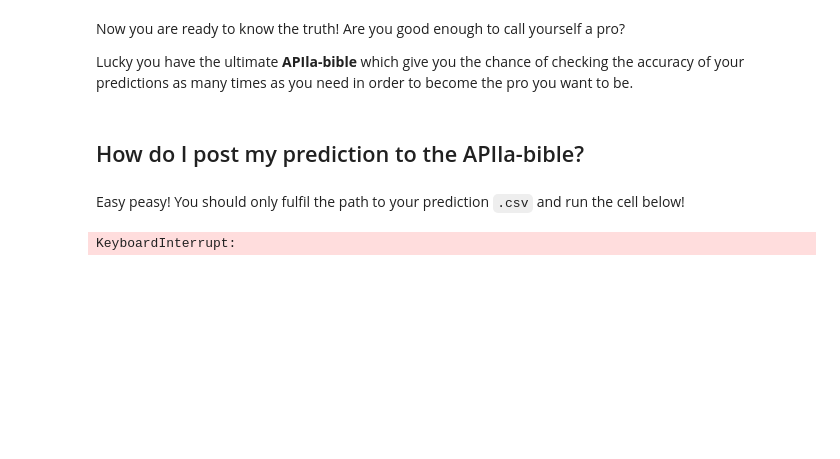
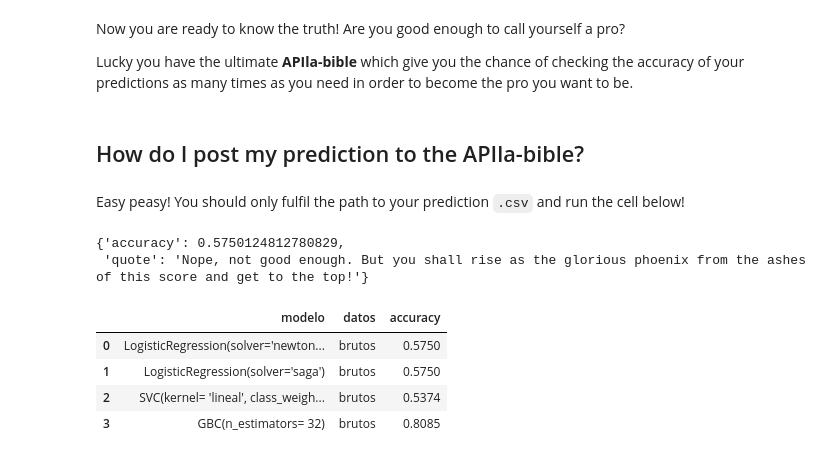
Before and after one commit to Clapiniella/lab-avila-bible, a Jupyter notebook: your-code/main.ipynb, the cells around one changed output. Drawn from its saved outputs; the diff is of its cells as text; code cells hidden in the pictures; blank space fills up the shorter version.

```diff
--- a/your-code/main.ipynb
+++ b/your-code/main.ipynb
@@ -233,11 +448,36 @@ Lucky you have the ultimate **APIla-bible** which give you the chance of checkin
 # %% [markdown]
 Easy peasy! You should only fulfil the path to your prediction `.csv` and run the cell below!
 # %%
-my_submission = "../data/sample_submission.csv"
-with open(my_submission) as f:
-    res = requests.post("http://apila-bible.herokuapp.com/check", files={"csv_data":sub})
+res = requests.post("http://apila-bible.herokuapp.com/check", files={"csv_data":sub_bruto_newton })
 res.json()
 # %% [output]
-KeyboardInterrupt:
+{'accuracy': 0.5750124812780829,
+ 'quote': 'Nope, not good enough. But you shall rise as the glorious phoenix from the ashes of this score and get to the top!'}
+# %%
+# Almacenar los resultados
+resultados = [
+    {"modelo": "LogisticRegression(solver='newton-cg')",
+     "datos": "brutos",
+    "accuracy": 0.5750 },
+    {"modelo": "LogisticRegression(solver='saga')",
+     "datos": "brutos",
+    "accuracy": 0.5750 },
+    {"modelo": "SVC(kernel= 'lineal', class_weight= 'balanced')",
+     "datos": "brutos",
+    "accuracy": 0.5374 },
+    {"modelo": "GBC(n_estimators= 32)",
+     "datos": "brutos",
+    "accuracy":0.8085 }
+    ]
+
+# Convertir a dataframe
+df = pd.DataFrame(resultados)
+df
+# %% [output]
+|  | modelo | datos | accuracy |
+| 0 | LogisticRegression(solver='newton... | brutos | 0.5750 |
+| 1 | LogisticRegression(solver='saga') | brutos | 0.5750 |
+| 2 | SVC(kernel= 'lineal', class_weigh... | brutos | 0.5374 |
+| 3 | GBC(n_estimators= 32) | brutos | 0.8085 |
 # %% [markdown]
 ![hope-you-enjoy](https://imgs.xkcd.com/comics/machine_learning.png)
```
Also changed, not shown: parts of 44 cells of this notebook.
